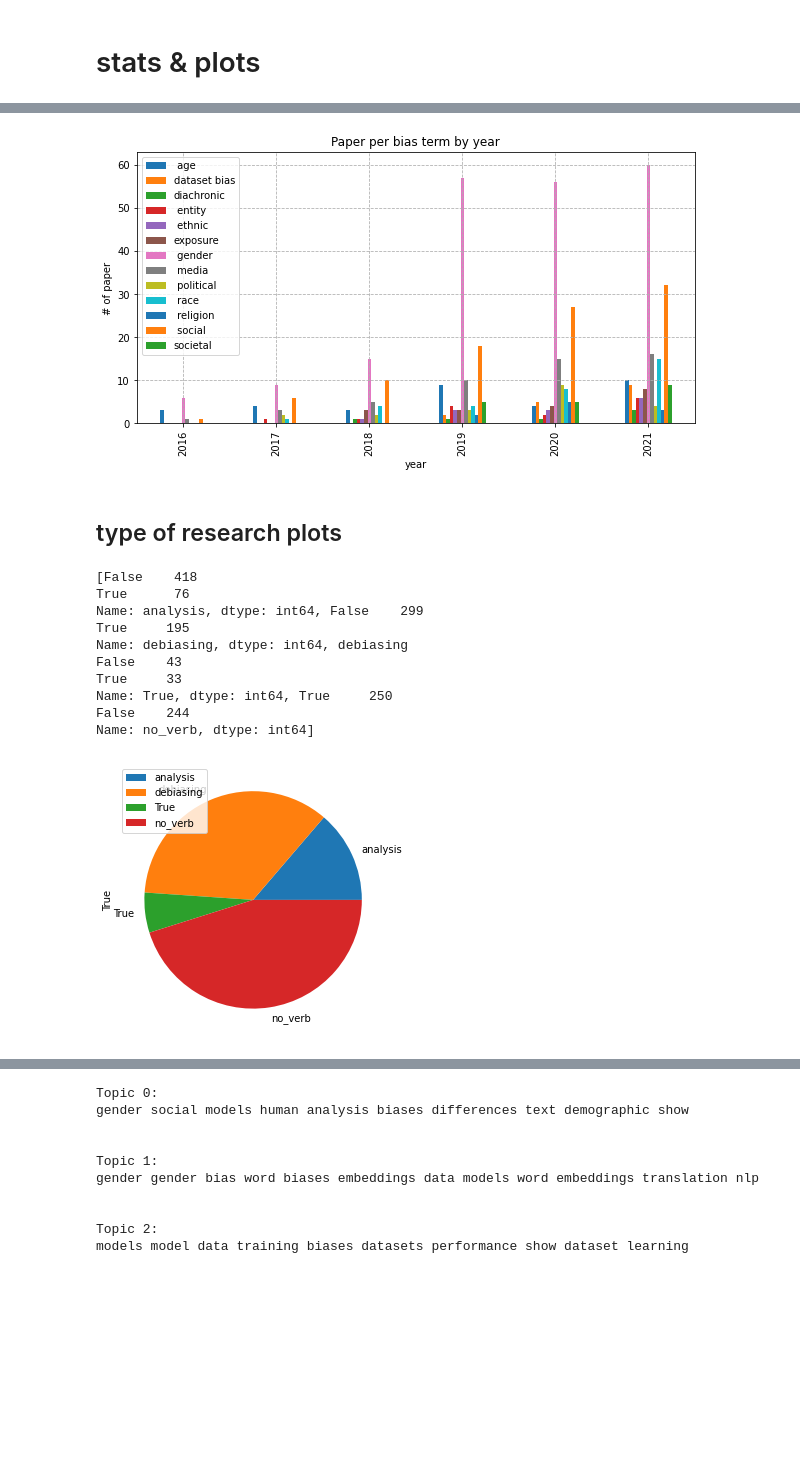
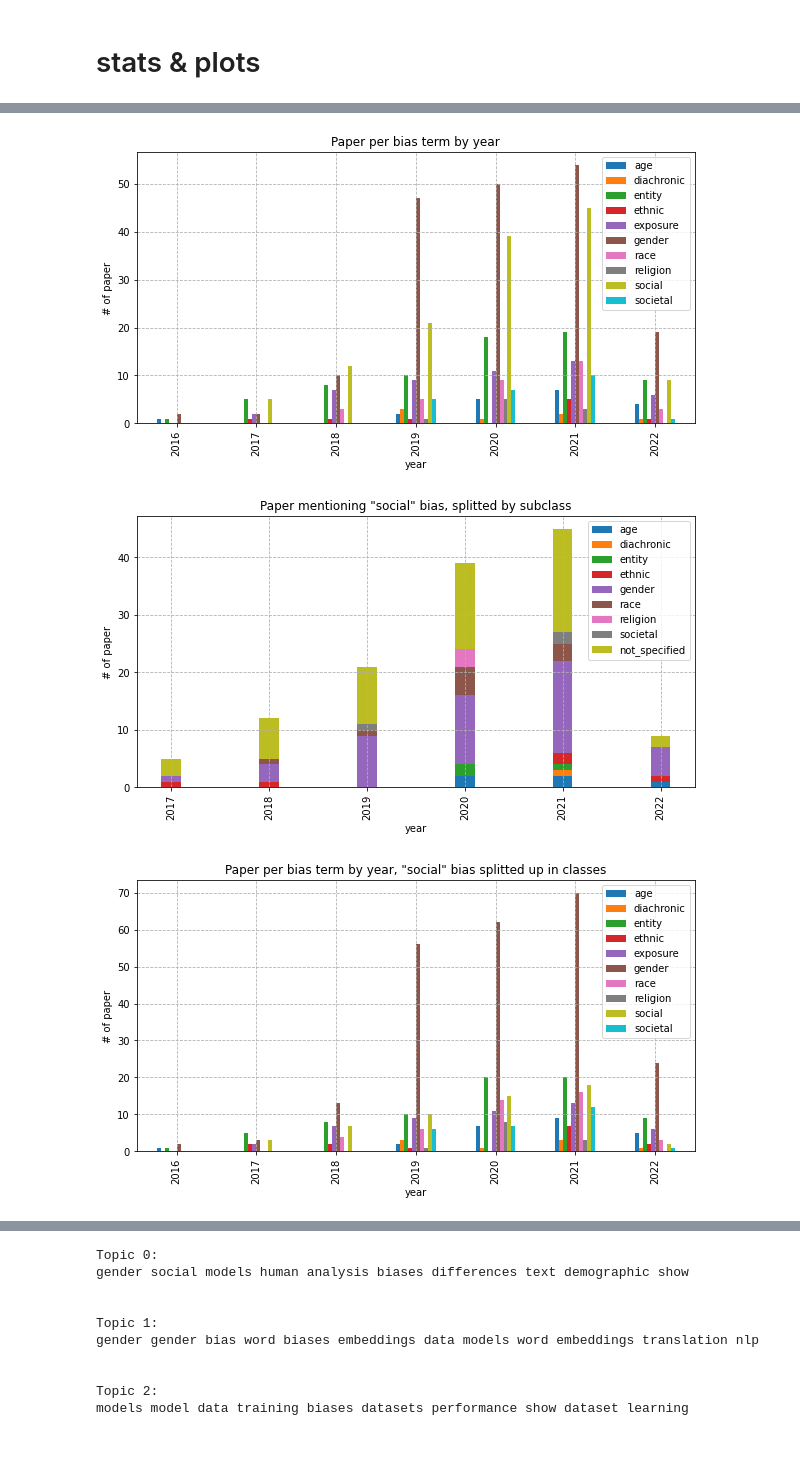
Before and after one commit to ninell-oldenburg/acl-anthology-keyword-search, a Jupyter notebook: acl-anthology-keyword-search.ipynb, the cells around one changed output, grey strips where cells are left out. Cells and saved outputs as stored; diff of their text form; code cells hidden in the pictures; blank space fills up the shorter version.

```diff
--- a/acl-anthology-keyword-search.ipynb
+++ b/acl-anthology-keyword-search.ipynb
@@ -89,11 +94,12 @@ def preprocess_text(text: str, remove_stopwords: bool) -> str:
     # remove links, special characters, numbers, stopwords, whitespaces
     # also remove words that are actually filters
     stopwords_list = stopwords.words("english")
+    lemmatizer = WordNetLemmatizer()
     text = re.sub(r"http\S+", "", text)
     text = re.sub("[^A-Za-z]+", " ", text)
     if remove_stopwords:
         tokens = nltk.word_tokenize(text)
-        tokens = [w for w in tokens if not w.lower() in stopwords_list]
+        tokens = [lemmatizer.lemmatize(w) for w in tokens if not lemmatizer.lemmatize(w.lower()) in stopwords_list]
         text = " ".join(tokens)
 
     text = text.lower().strip()
@@ -104,3 +110,8 @@ def preprocess_text(text: str, remove_stopwords: bool) -> str:
 df['cleaned_w_title'] = df['abstract'].apply(lambda x: preprocess_text(x, remove_stopwords=True)) \
                 + df['title'].apply(lambda x: preprocess_text(x, remove_stopwords=True))
 df['cleaned_wo_title'] = df['abstract'].apply(lambda x: preprocess_text(x, remove_stopwords=True))
+# %%
+excludes = ['algorithmic bias', 'inductive bias', 'media bias', 'model bias', 'modelling bias',
+            'common sense bias', 'hyperpartisan news', 'hypothesis bias', 'position bias', 'statistical bias',
+            'system bias', 'learned bias', ' les ', ' des ', ' en ']
+df = df[~df['cleaned_w_title'].str.contains('|'.join(excludes))]
@@ -284,12 +309,12 @@ TRIGRAMS
 # %%
 # hand crafted bias list (feel free to change)
-bias_list = [' age', 'dataset bias', 'diachronic', ' entity', ' ethnic', 'exposure', ' gender',
-             ' media', ' political', ' race', ' religion', ' social', 'societal']
+bias_list = ['age', 'diachronic', 'entity', 'ethnic', 'exposure', 'gender',
+             'race', 'religion', 'social', 'societal']
 
 # ONE HOT ENCODING
 def one_hot(this_df, bias_list=bias_list):
     for i in bias_list:
-        this_df[i] = this_df['cleaned_w_title'].str.contains(i)
+        this_df[i] = this_df['cleaned_w_title'].str.split().apply(lambda x: i in x)
 
 def add_not_spec_col(this_df, bias_list=bias_list):
     for i in bias_list:
@@ -393,18 +399,50 @@ year_per_clust_plot(df)
 # %%
 # bias per year
 def bias_per_year_plot(this_df, bias_list=bias_list):
+
     temp_df = pd.DataFrame()
+    social_df = pd.DataFrame()
+    this_social_df = this_df.loc[this_df['social'] == True]
 
     for i in bias_list:
+
         temp_df[i] = pd.crosstab(this_df[i],this_df['year']).loc[True]
 
-    temp_df.plot.bar();
+        if i == 'social':
+            continue
+
+        if this_social_df[i].any():
+            social_df[i] = pd.crosstab(this_social_df[i],this_social_df['year']).loc[True]
+
+    social_df['not_specified'] = temp_df['social'] - social_df.sum(axis=1)
+    social_df['not_specified'] = social_df['not_specified'].astype('Int64')
+    social_df = social_df.fillna(0)
+
+    #temp_df['not_specified'] = pd.crosstab(this_df['not_specified'],this_df['year']).loc[True]
+    #temp_df['not_specified'] = temp_df['not_specified'].astype('Int64')
+
+    social_splitted_df = temp_df.copy()
+    social_splitted_df = social_splitted_df.add(social_df, fill_value=0)
+    social_splitted_df['social'] = social_df['not_specified']
+    social_splitted_df = social_splitted_df.drop('not_specified',axis=1)
+
+    temp_df.plot(kind='bar', stacked=False);
     plt.title('Paper per bias term by year')
     plt.ylabel("# of paper")
     plt.grid(linestyle='--')
 
+    social_df.plot(kind='bar', stacked=True, width=0.2);
+    plt.title('Paper mentioning "social" bias, splitted by subclass')
+    plt.ylabel("# of paper")
+    plt.grid(linestyle='--')
+
+    social_splitted_df.plot(kind='bar', stacked=False);
+    plt.title('Paper per bias term by year, "social" bias splitted up in classes')
+    plt.ylabel("# of paper")
+    plt.grid(linestyle='--')
+
 bias_per_year_plot(df)
 # %% [output]
-[figure, old version]
+[figure, new version]
+[figure, added]
+[figure, added]
-# %% [markdown]
-## type of research plots
@@ -425,26 +448,0 @@ one_hot_verb(df)
-# %%
-def plot_verb_count(this_df):
-    counts = []
-    for key in verb_list.keys():
-        counts.append(this_df[key].value_counts())
-    counts.append(pd.crosstab(this_df['analysis'],this_df['debiasing']).loc[True])
-    counts.append(this_df['no_verb'].value_counts())
-
-    print(counts)
-
-    df_counts = pd.concat(counts, axis=1).transpose()
-    df_counts.plot.pie(y=True, figsize=(5, 5));
-
-plot_verb_count(df)
-# %% [output]
-[False    418
-True      76
-Name: analysis, dtype: int64, False    299
-True     195
-Name: debiasing, dtype: int64, debiasing
-False    43
-True     33
-Name: True, dtype: int64, True     250
-False    244
-Name: no_verb, dtype: int64]
-[figure, removed]
```
Also changed, not shown: parts of 50 cells of this notebook.
